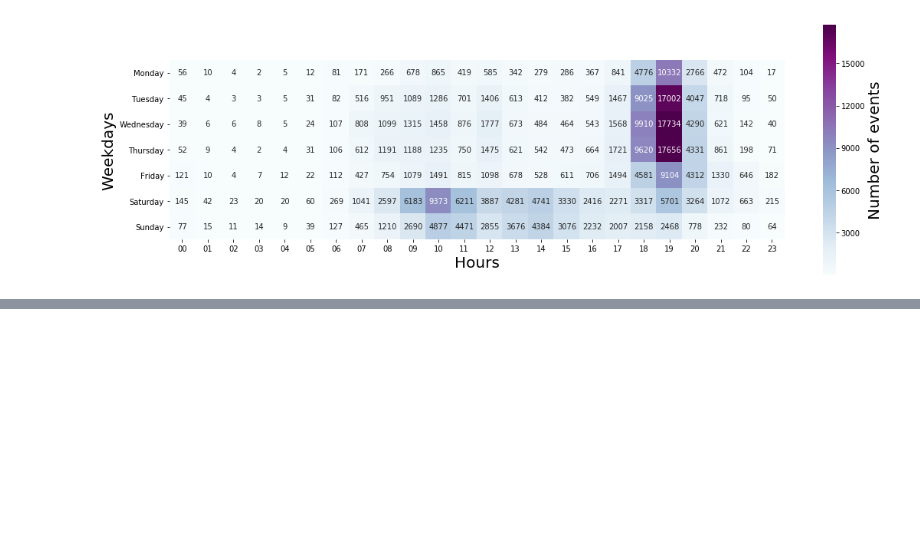
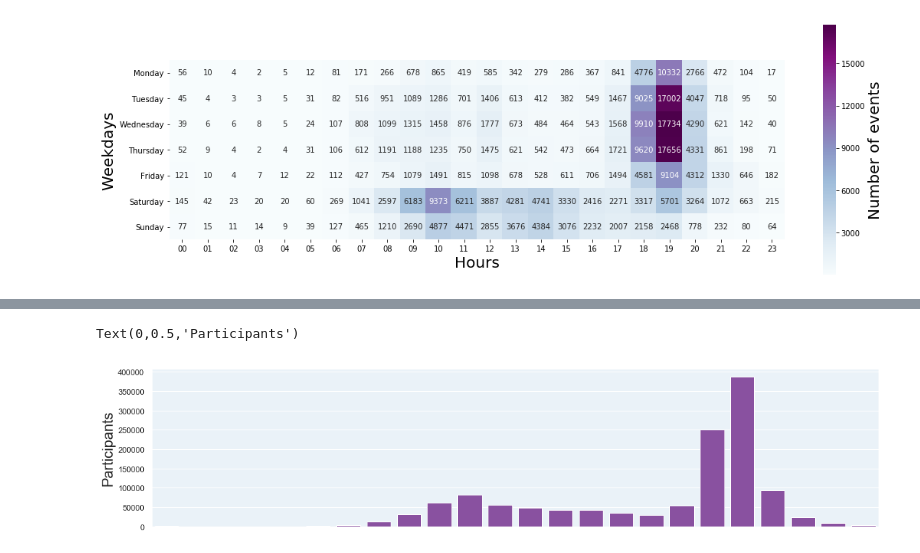
Before and after one commit to maxi93/NeoMeetup, a Jupyter notebook: Visualizations/Heatmap_event_weekdays.ipynb, the cells around one changed output, grey strips where cells are left out. Saved outputs shown, nothing was run; the diff lists cells and outputs as text; code cells hidden in the pictures; blank space fills up the shorter version.

```diff
--- a/Visualizations/Heatmap_event_weekdays.ipynb
+++ b/Visualizations/Heatmap_event_weekdays.ipynb
@@ -78,0 +126,12 @@ Text(141,0.5,'Weekdays')
+# %%
+rcParams['figure.figsize'] = 18,4
+sns.set(rc = {'axes.facecolor' : '#EAF2F8','axes.edgecolor' : 'white',
+              'grid.linewidth': 1, 'grid.color':'white'})
+sns.despine(left = True, bottom = True)
+ax = sns.barplot('dtime', 'partecipanti', data = df_time, color = '#8E44AD')
+ax.set_xlabel('')
+ax.set(xticklabels = [])
+ax.set_ylabel("Participants", fontsize = 20)
+# %% [output]
+Text(0,0.5,'Participants')
+[figure, added]
```
Also changed, not shown: parts of 6 cells of this notebook.
